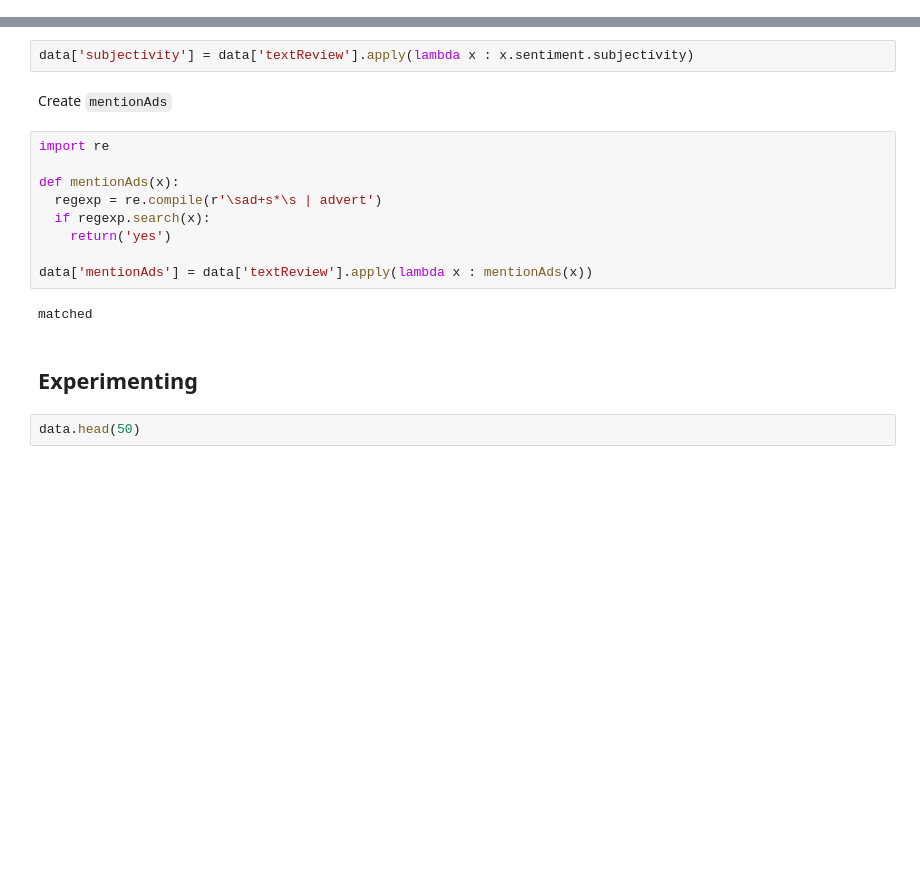
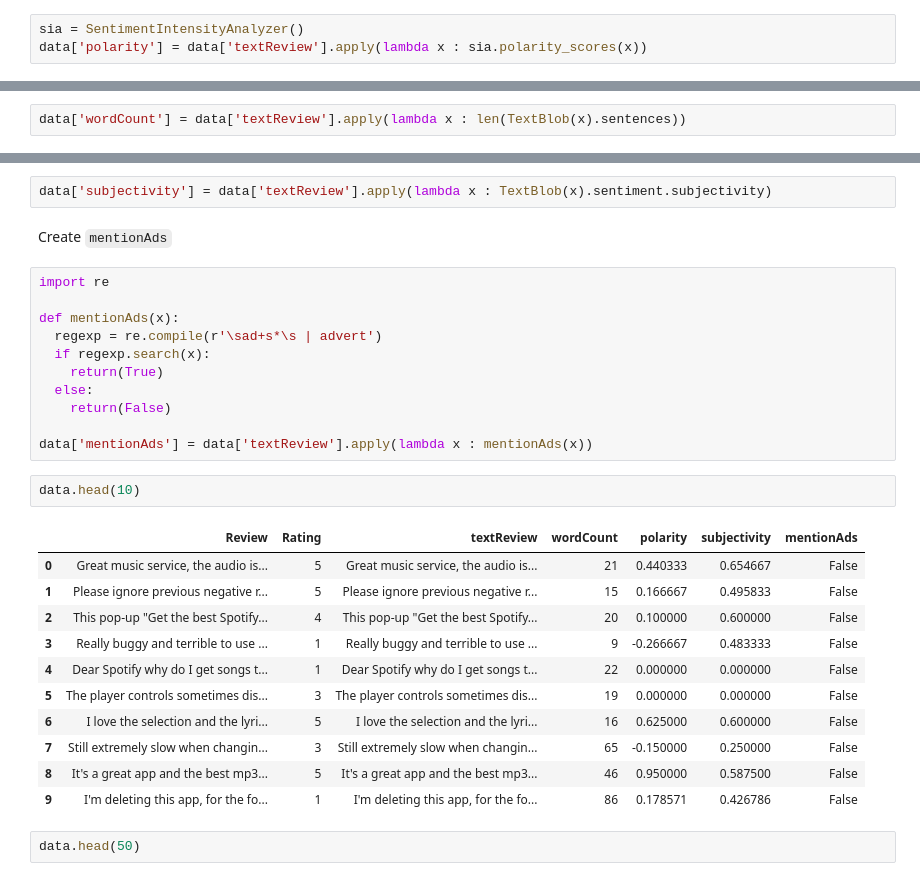
Before and after one commit to huimarco/spotify-rating-prediction, a Jupyter notebook: spotify_rating_prediction.ipynb, the cells around one changed output, grey strips where cells are left out. Drawn from its saved outputs; the diff is of its cells as text; blank space fills up the shorter version.

```diff
--- a/spotify_rating_prediction.ipynb
+++ b/spotify_rating_prediction.ipynb
@@ -174,0 +212,3 @@ With written reviews cleaned and converted to TextBlobs, we can now create some
+# %%
+sia = SentimentIntensityAnalyzer()
+data['polarity'] = data['textReview'].apply(lambda x : sia.polarity_scores(x))
@@ -181,9 +246,11 @@ Create `polarity`
+# %%
+data['wordCount'] = data['textReview'].apply(lambda x : len(TextBlob(x).sentences))
 # %%
 data['polarity'] = data['textReview'].apply(lambda x : TextBlob(x).sentiment.polarity)
 # %% [markdown]
 Create `subjectivity`
 # %%
-data['subjectivity'] = data['textReview'].apply(lambda x : x.sentiment.subjectivity)
+data['subjectivity'] = data['textReview'].apply(lambda x : TextBlob(x).sentiment.subjectivity)
 # %% [markdown]
 Create `mentionAds`
 # %%
@@ -192,13 +259,25 @@ import re
 def mentionAds(x):
   regexp = re.compile(r'\sad+s*\s | advert')
   if regexp.search(x):
-    return('yes')
+    return(True)
+  else:
+    return(False)
 
 data['mentionAds'] = data['textReview'].apply(lambda x : mentionAds(x))
-# %% [output]
-matched
-# %% [markdown]
-## Experimenting
+# %%
+data.head(10)
+# %% [output]
+|  | Review | Rating | textReview | wordCount | polarity | subjectivity | mentionAds |
+| 0 | Great music service, the audio is... | 5 | Great music service, the audio is... | 21 | 0.440333 | 0.654667 | False |
+| 1 | Please ignore previous negative r... | 5 | Please ignore previous negative r... | 15 | 0.166667 | 0.495833 | False |
+| 2 | This pop-up "Get the best Spotify... | 4 | This pop-up "Get the best Spotify... | 20 | 0.100000 | 0.600000 | False |
+| 3 | Really buggy and terrible to use ... | 1 | Really buggy and terrible to use ... | 9 | -0.266667 | 0.483333 | False |
+| 4 | Dear Spotify why do I get songs t... | 1 | Dear Spotify why do I get songs t... | 22 | 0.000000 | 0.000000 | False |
+| 5 | The player controls sometimes dis... | 3 | The player controls sometimes dis... | 19 | 0.000000 | 0.000000 | False |
+| 6 | I love the selection and the lyri... | 5 | I love the selection and the lyri... | 16 | 0.625000 | 0.600000 | False |
+| 7 | Still extremely slow when changin... | 3 | Still extremely slow when changin... | 65 | -0.150000 | 0.250000 | False |
+| 8 | It's a great app and the best mp3... | 5 | It's a great app and the best mp3... | 46 | 0.950000 | 0.587500 | False |
+| 9 | I'm deleting this app, for the fo... | 1 | I'm deleting this app, for the fo... | 86 | 0.178571 | 0.426786 | False |
 # %%
 data.head(50)
 # %% [output]
```
Also changed, not shown: parts of 21 cells of this notebook.
